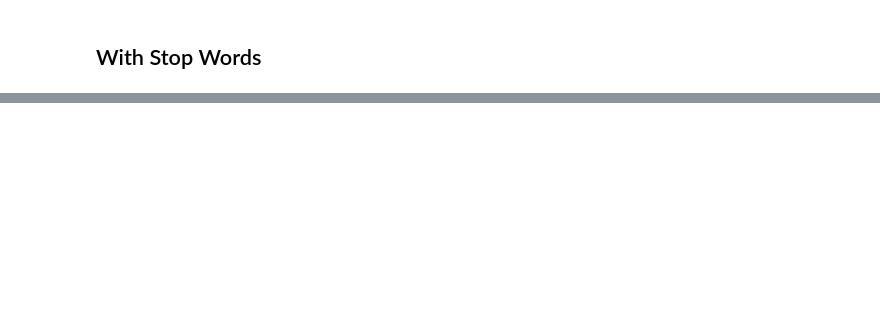
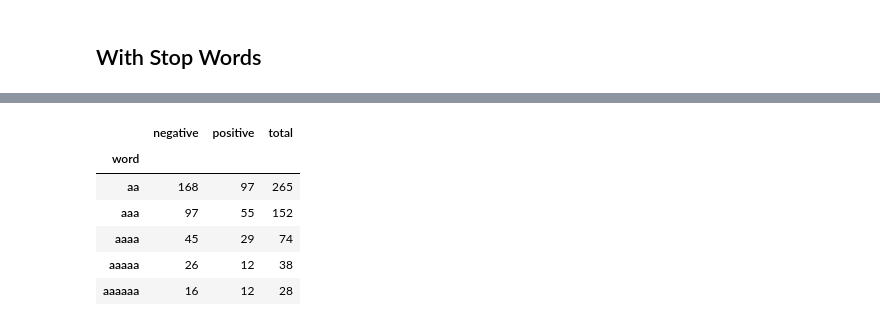
Before and after one commit to rkritika1508/Sentiment-Analysis, a Jupyter notebook: Fourth.ipynb, the cells around one changed output, grey strips where cells are left out. Cells and saved outputs as stored; diff of their text form; code cells hidden in the pictures; blank space fills up the shorter version.

```diff
--- a/Fourth.ipynb
+++ b/Fourth.ipynb
@@ -221,0 +222,11 @@ Wall time: 37min 10s
+# %%
+term_freq_df = pd.read_csv('term_freq_data.csv', index_col = 0)
+term_freq_df.head()
+# %% [output]
+|  | negative | positive | total |
+| word |  |  |  |
+| aa | 168 | 97 | 265 |
+| aaa | 97 | 55 | 152 |
+| aaaa | 45 | 29 | 74 |
+| aaaaa | 26 | 12 | 38 |
+| aaaaaa | 16 | 12 | 28 |
```
Also changed, not shown: parts of 13 cells of this notebook.
